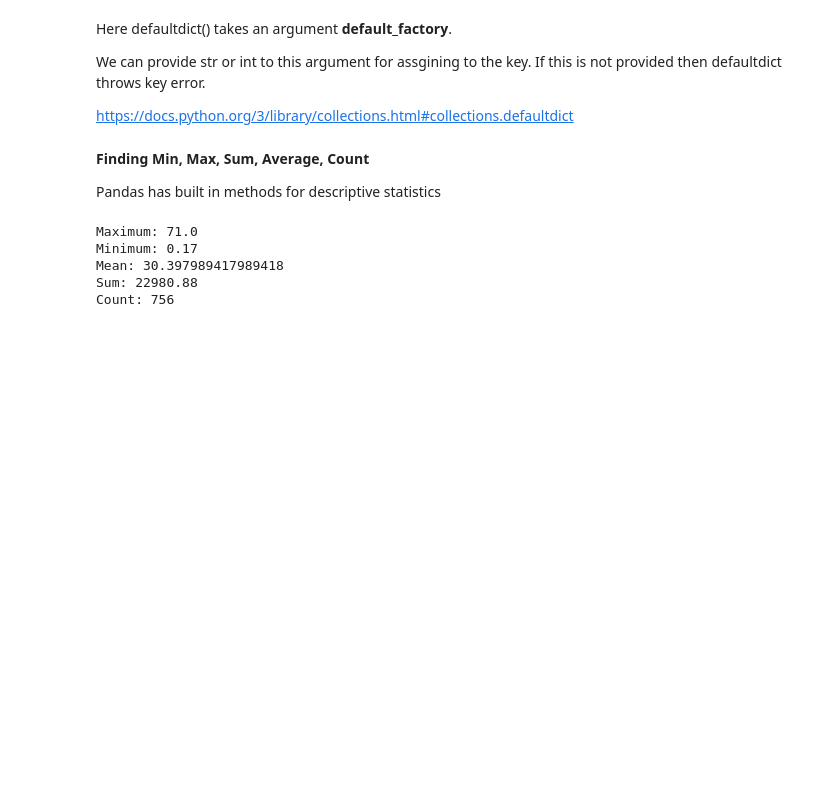
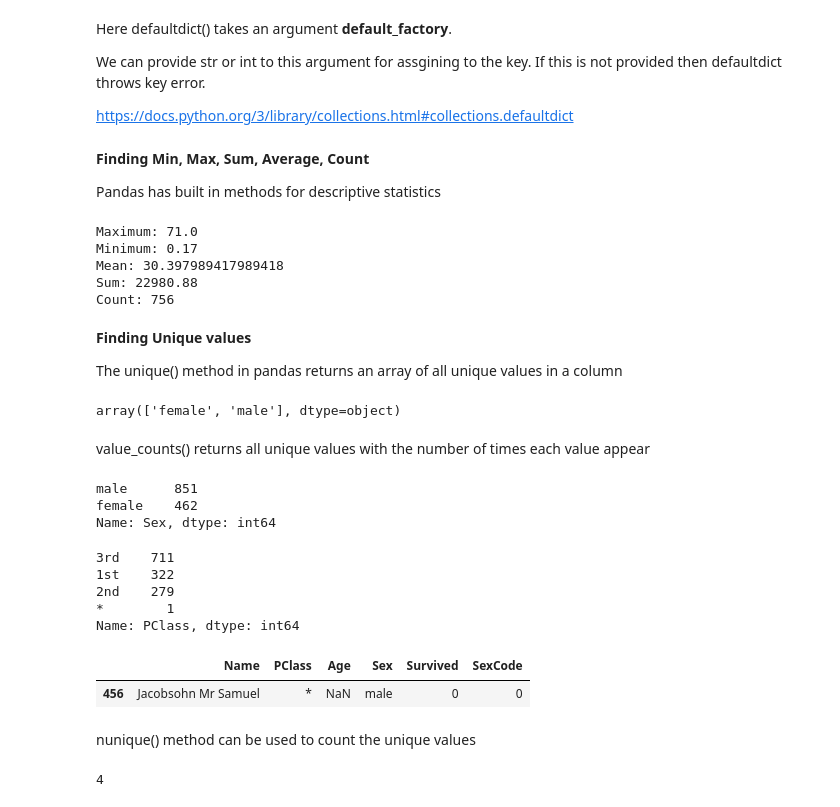
Before and after one commit to bipinthecoder/machine-learning-basics, a Jupyter notebook: ml_data_wrangling.ipynb, the cells around one changed output. Cells and saved outputs as stored; diff of their text form; code cells hidden in the pictures; blank space fills up the shorter version.

Commit message:
Added Finding unique values note

```diff
--- a/ml_data_wrangling.ipynb
+++ b/ml_data_wrangling.ipynb
@@ -305,3 +305,42 @@ Minimum: 0.17
 Mean: 30.397989417989418
 Sum: 22980.88
 Count: 756
+# %% [markdown]
+**Finding Unique values**
+
+The unique() method in pandas returns an array of all unique values in a column
+# %%
+import pandas as pd
+url = 'https://raw.githubusercontent.com/chrisalbon/simulated_datasets/master/titanic.csv'
+
+df = pd.read_csv(url, delimiter = ',')
+df['Sex'].unique()
+# %% [output]
+array(['female', 'male'], dtype=object)
+# %% [markdown]
+value_counts() returns all unique values with the number of times each value appear
+# %%
+df['Sex'].value_counts()
+# %% [output]
+male      851
+female    462
+Name: Sex, dtype: int64
+# %%
+df['PClass'].value_counts()
+# %% [output]
+3rd    711
+1st    322
+2nd    279
+*        1
+Name: PClass, dtype: int64
+# %%
+df[df['PClass'] == '*']
+# %% [output]
+|  | Name | PClass | Age | Sex | Survived | SexCode |
+| 456 | Jacobsohn Mr Samuel | * | NaN | male | 0 | 0 |
+# %% [markdown]
+nunique() method can be used to count the unique values
+# %%
+df['PClass'].nunique()
+# %% [output]
+4
```
